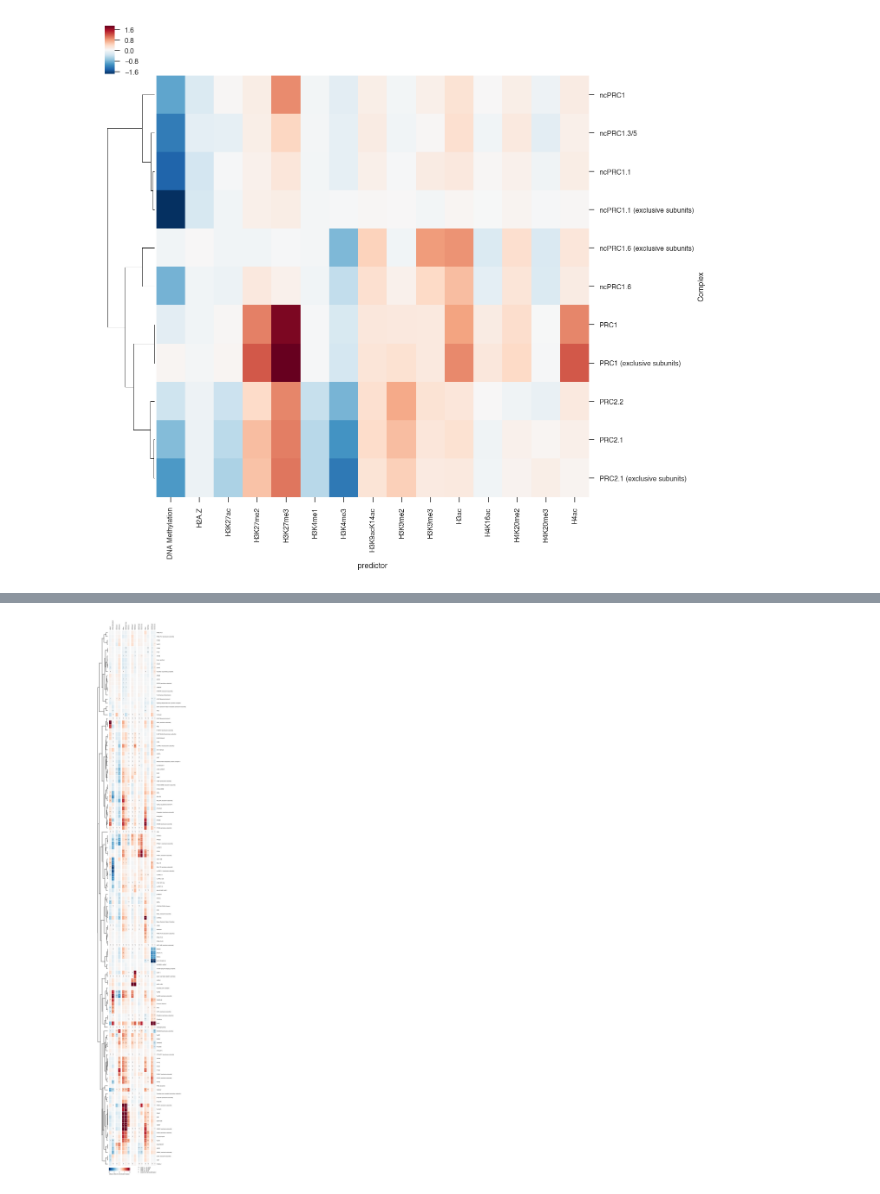
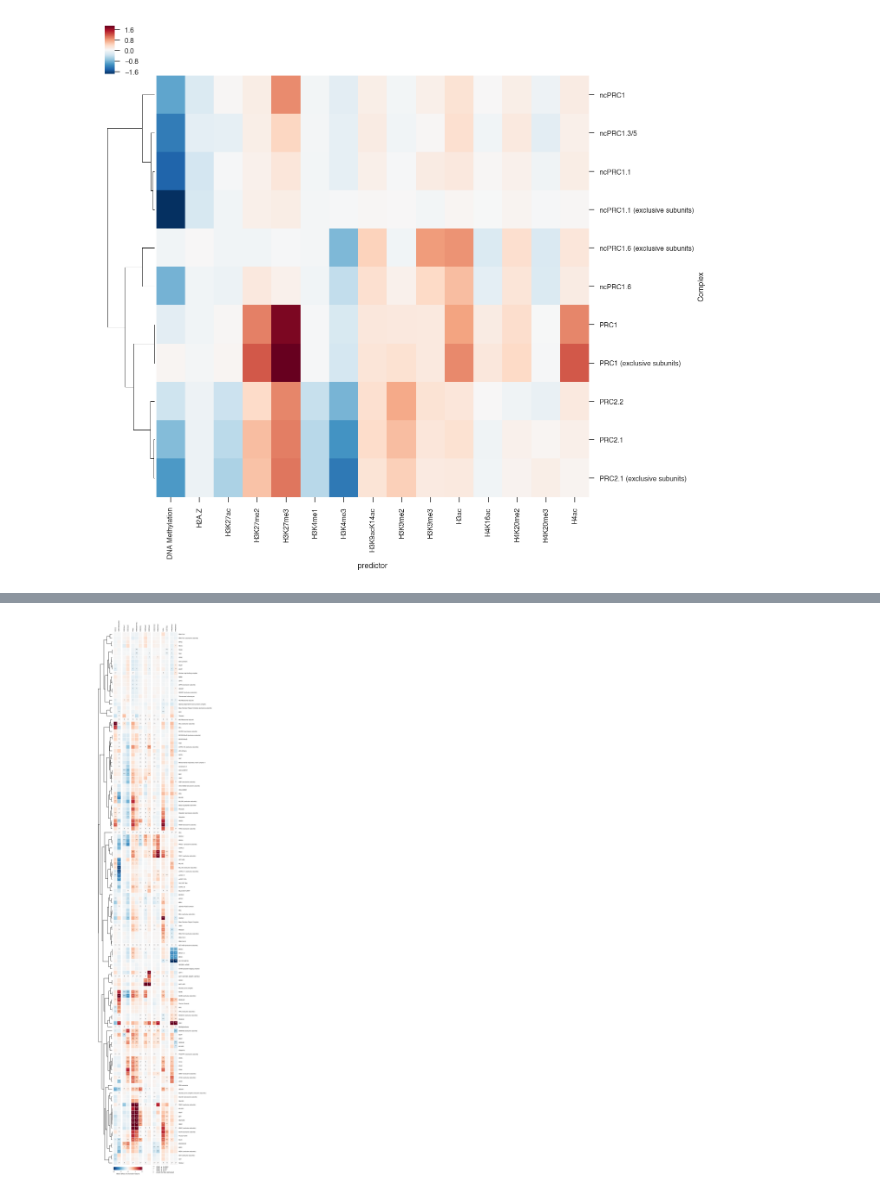
Before and after one commit to lukauskas/publications-lukauskas-2024-marcs, a Jupyter notebook: extra-figures-notebooks/ptm-response/Complexes heatmap.ipynb, the cells around one changed output, grey strips where cells are left out. Drawn from its saved outputs; the diff is of its cells as text; code cells hidden in the pictures.

Commit message:
I am trying out a few new ideas for heatmaps

```diff
--- a/extra-figures-notebooks/ptm-response/Complexes heatmap.ipynb
+++ b/extra-figures-notebooks/ptm-response/Complexes heatmap.ipynb
@@ -84,7 +84,7 @@ import matplotlib.gridspec as gridspec
 from scipy.cluster import hierarchy
 from mpl_toolkits.axes_grid1.inset_locator import inset_axes
 
-def draw_heatmap(data):
+def draw_heatmap(data, fig_width=8, height_per_row=0.3):
     data = data.copy()
 
     n_complexes = len(data.reset_index()['Complex'].unique())
@@ -119,7 +119,7 @@ def draw_heatmap(data):
     legend_row_count = 2
 
 
-    fig = plt.figure(figsize=(8, (n_complexes+legend_row_count)*0.35))
+    fig = plt.figure(figsize=(fig_width, (n_complexes+legend_row_count)*height_per_row+1))
 
     n_groups = len(GROUPED_ORDER)
 
@@ -216,5 +228,6 @@ plt.savefig(os.path.join(OUTPUT_DIRECTORY, 'heatmap-complexes-prc-only.pdf'), bb
 # %%
-draw_heatmap(enrichment_complexes)
-plt.savefig(os.path.join(OUTPUT_DIRECTORY, 'heatmap-complexes.pdf'), bbox_inches='tight')
+draw_heatmap(enrichment_complexes, fig_width=9)
+plt.savefig(os.path.join(OUTPUT_DIRECTORY, 'heatmap-complexes.pdf'),
+            bbox_inches='tight')
 # %% [output]
-[figure, old version]
+[figure, new version]
```
Also changed, not shown: parts of 4 cells of this notebook.
